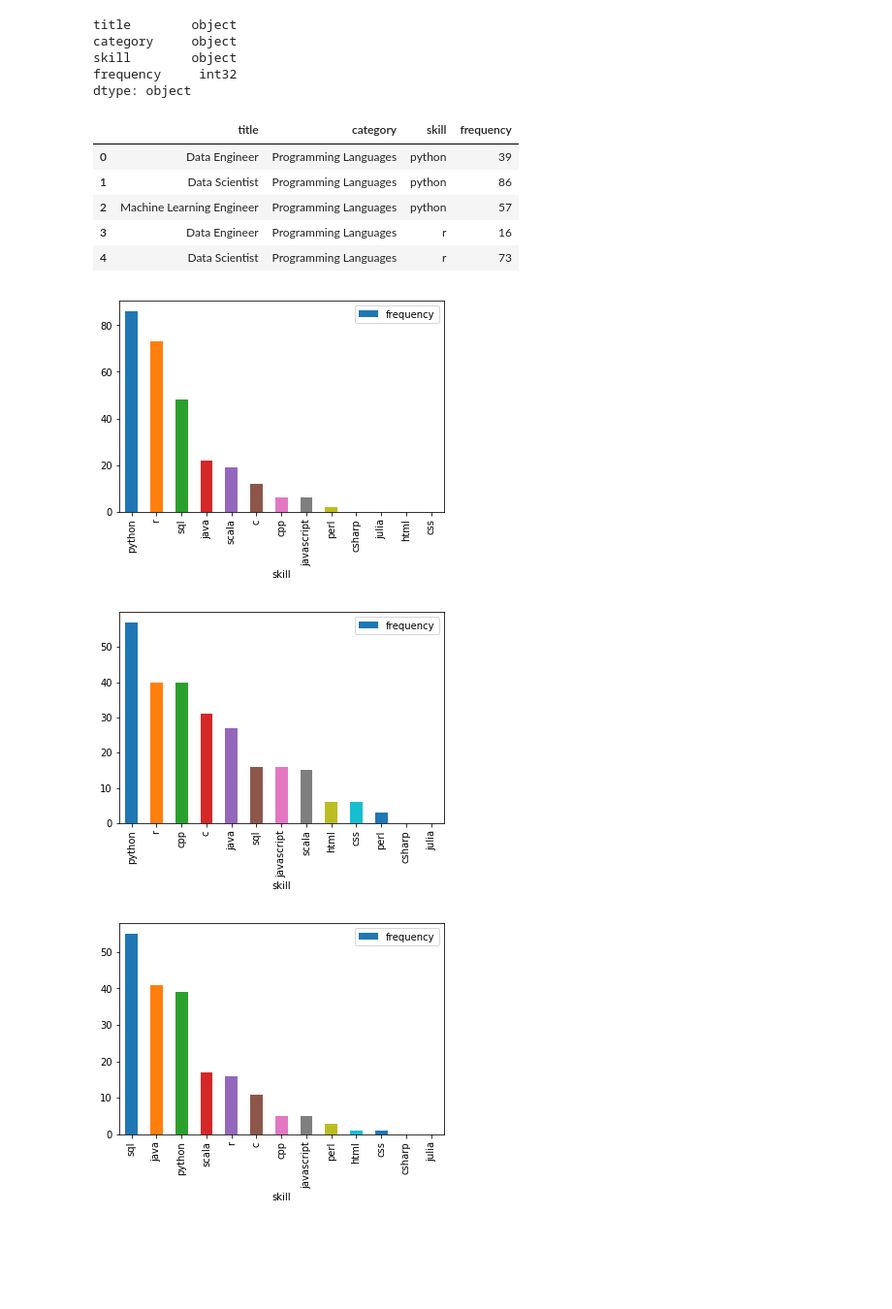
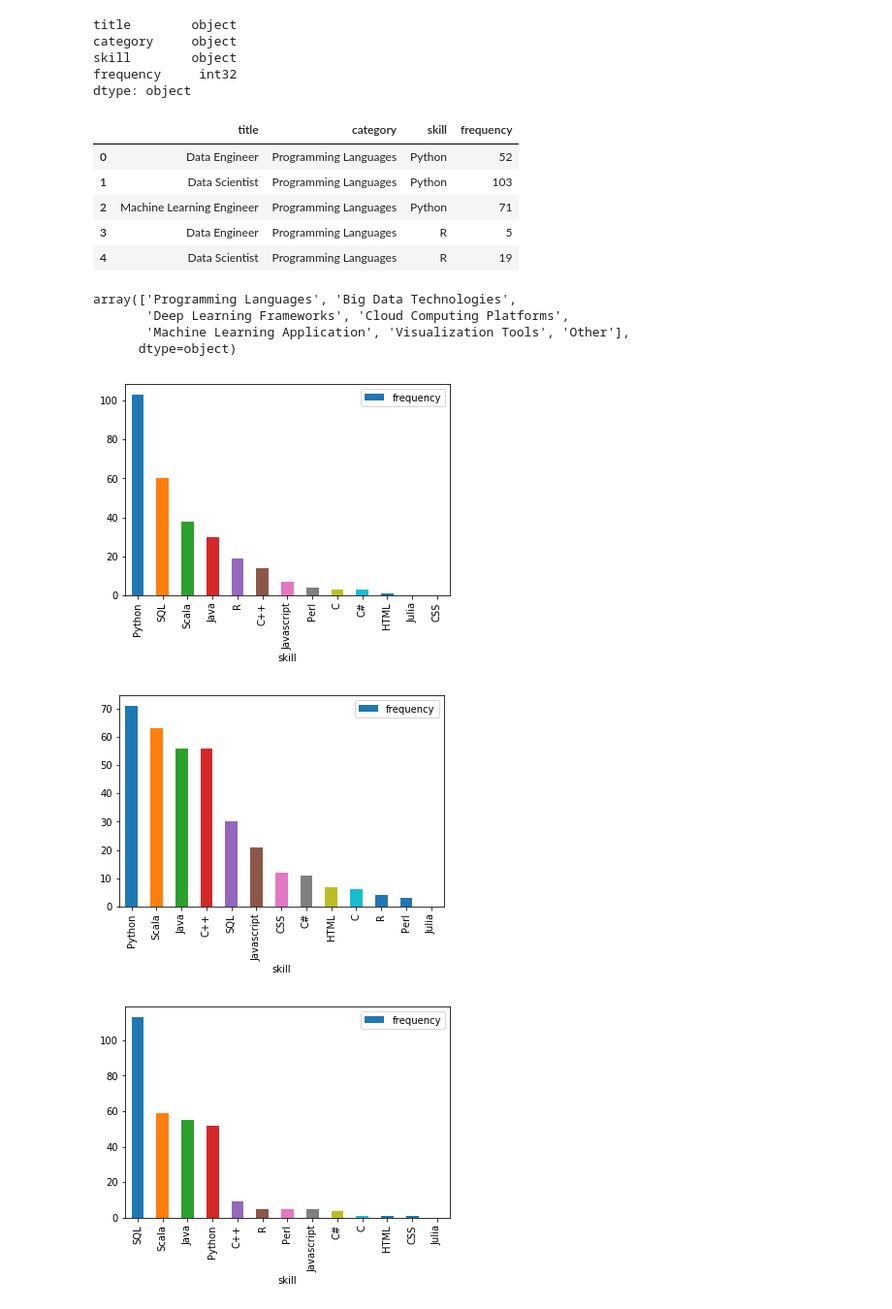
Before and after one commit to georgeliu1998/ideal_profiles, a Jupyter notebook: ideal_profiles_2.ipynb, the cells around one changed output. Shown at 97% size. Drawn from its saved outputs; the diff is of its cells as text; code cells hidden in the pictures; blank space fills up the shorter version.

```diff
--- a/ideal_profiles_2.ipynb
+++ b/ideal_profiles_2.ipynb
@@ -14,30 +20,40 @@ plot_profile('data engineer', max_words=200, first_n_postings=120)
 # %%
-# Initialize the dict to store all tokens for below titles
-tokens_dict = {}
+# Initialize the dict to store all text lists for below titles
+text_lists = {}
 titles = ['Data Scientist', 'Machine Learning Engineer', 'Data Engineer']
 # Grab the tokens list and store them in the dict
 for title in titles:
-    tokens_dict[title] = plot_profile(title=title, first_n_postings=110, return_tokens=True)
+    text_lists[title] = plot_profile(title=title, first_n_postings=120, return_text_list=True)
 # %%
 # Make the dict of skills to investigate
 
-languages = ['Python', 'R', 'SQL', 'Java', 'C', 'Cpp', 'CSharp', 'Scala',
+languages = ['Python', 'R', 'SQL', 'Java', 'C', 'C++', 'C#', 'Scala',
              'Perl', 'Julia', 'Javascript', 'HTML', 'CSS']
 
 big_data = ['Hadoop', 'MapReduce', 'Hive', 'Pig', 'Cascading', 'Scalding', 'Cascalog', 'HBase', 'Sqoop',
             'Mahout', 'Oozie', 'Flume', 'ZooKeeper', 'Spark', 'Storm', 'Shark', 'Impala', 'Elasticsearch',
             'Kafka', 'Flink', 'Kinesis', 'Presto', 'Hume', 'Airflow', 'Azkabhan', 'Luigi']
 
-dl = ['TensorFlow', 'Keras', 'PyTorch', 'Theano', 'DeeplearningJ', 'Caffe', 'TFLearn', 'Torch',
+dl = ['TensorFlow', 'Keras', 'PyTorch', 'Theano', 'Deeplearning4J', 'Caffe', 'TFLearn', 'Torch',
       'OpenCV', 'MXNet', 'Microsoft Cognitive Toolkit', 'Lasagne']
 
-cloud = ['AWS', 'Google Cloud Platform', 'GCP', 'Azure']
+cloud = ['AWS', 'GCP', 'Azure']
 
-ml = ['Natural Language Processing', 'NLP', 'Computer Vision', 'Voice Recognition',
-      'Recommendation Engine', 'Recommender', 'Chatbot', 'Fraud Detection', 'Sentiment Analysis']
+ml = ['Natural Language Processing', 'Computer Vision', 'Voice Recognition', 'Fraud Detection',
+      'Recommendation Engine', 'Recommender System', 'Image Recognition', 'Object Dectection',
+      'Chatbot',  'Sentiment Analysis']
+
+visualization = ['Dimple', 'D3.js', 'Ggplot', 'Shiny', 'Plotly', 'Matplotlib', 'Seaborn',
+                'Bokeh', 'Tableau']
+
+other = ['Pandas', 'Numpy', 'Scipy', 'Sklearn', 'Scikit-Learn', 'Docker', 'Git']
 
 dict_to_check = {'Programming Languages': languages,
                  'Big Data Technologies': big_data,
                  'Deep Learning Frameworks': dl,
                  'Cloud Computing Platforms': cloud,
-                 'Machine Learning Application': ml}
+                 'Machine Learning Application': ml,
+                 'Visualization Tools': visualization,
+                 'Other': other}
+
+dict_to_check
@@ -44,8 +78,8 @@ dict_to_check = {'Programming Languages': languages,
 # %%
 # Check the frequency and store in dict
 freq_dict = {}
-for title in tokens_dict.keys():
-    freq_dict[title] = check_freq(dict_to_check=dict_to_check, tokens=tokens_dict[title])
+for title in text_lists.keys():
+    freq_dict[title] = check_freq(dict_to_check=dict_to_check, text_list=text_lists[title])
 # %%
 # Convert the dict to a pandas df
 df = pd.DataFrame.from_dict({(i,j): freq_dict[i][j]
@@ -88,7 +122,7 @@ df.head()
 # %%
-l = df.columns.tolist()[2:] # the list of column names except the first two
+value_vars = df.columns.tolist()[2:] # the list of column names except the first two
 # Transform from wide to long for plotting
-df = pd.melt(df, id_vars=['title', 'category'], value_vars=l)
+df = pd.melt(df, id_vars=['title', 'category'], value_vars=value_vars)
 df.head()
 # %% [output]
 |  | title | category | variable | value |
@@ -143,17 +181,24 @@ dtype: object
 df.head()
 # %% [output]
 |  | title | category | skill | frequency |
-| 0 | Data Engineer | Programming Languages | python | 39 |
-| 1 | Data Scientist | Programming Languages | python | 86 |
-| 2 | Machine Learning Engineer | Programming Languages | python | 57 |
-| 3 | Data Engineer | Programming Languages | r | 16 |
-| 4 | Data Scientist | Programming Languages | r | 73 |
+| 0 | Data Engineer | Programming Languages | Python | 52 |
+| 1 | Data Scientist | Programming Languages | Python | 103 |
+| 2 | Machine Learning Engineer | Programming Languages | Python | 71 |
+| 3 | Data Engineer | Programming Languages | R | 5 |
+| 4 | Data Scientist | Programming Languages | R | 19 |
+# %%
+df['category'].unique()
+# %% [output]
+array(['Programming Languages', 'Big Data Technologies',
+       'Deep Learning Frameworks', 'Cloud Computing Platforms',
+       'Machine Learning Application', 'Visualization Tools', 'Other'],
+      dtype=object)
 # %%
 for title in titles:
-    plot_skill(df=df, title=title, skill='Programming Languages')
+    plot_skill(df=df, title=title, category='Programming Languages')
 # %% [output]
-[figure, old version]
+[figure, new version]
-[figure, old version]
+[figure, new version]
-[figure, old version]
+[figure, new version]
 # %%
 for title in titles:
```
Also changed, not shown: parts of 20 cells of this notebook.
